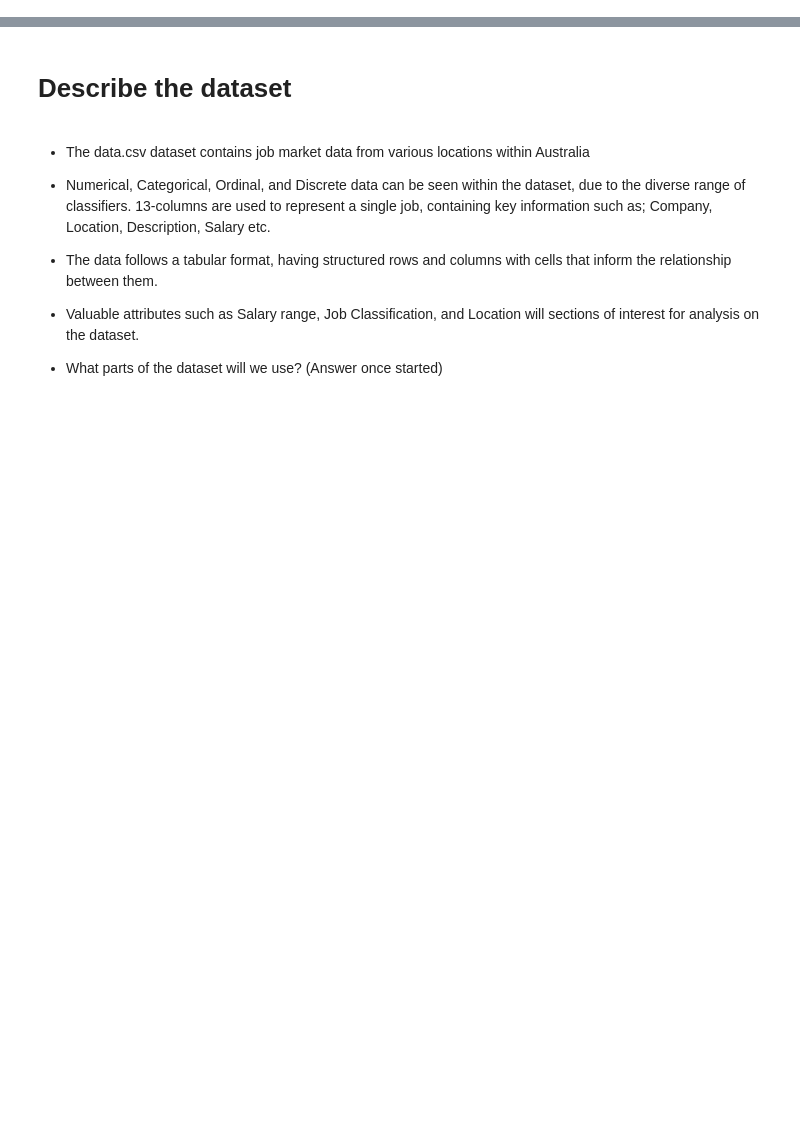
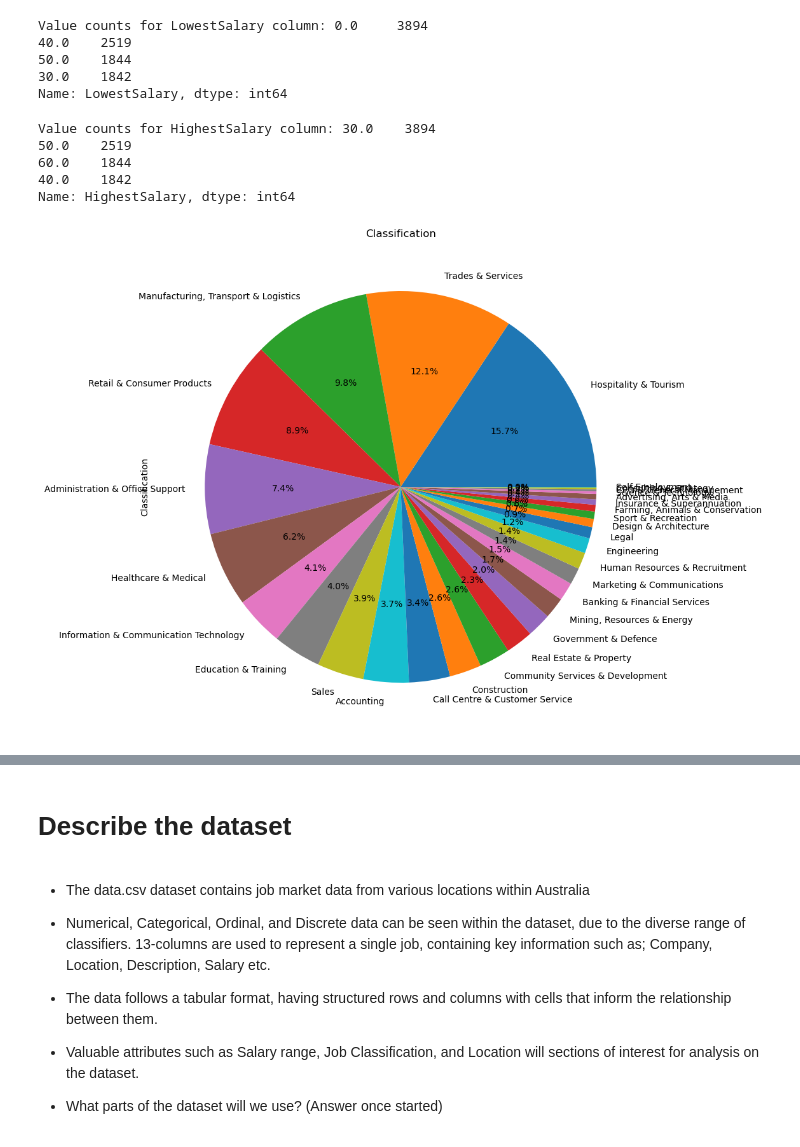
Before and after one commit to ToddNCooper/DataAnalyticsAssignment, a Jupyter notebook: rough_start.ipynb, the cells around one changed output, grey strips where cells are left out. Saved outputs shown, nothing was run; the diff lists cells and outputs as text; code cells hidden in the pictures; blank space fills up the shorter version.

```diff
--- a/rough_start.ipynb
+++ b/rough_start.ipynb
@@ -64,0 +275,23 @@ df.size
+# %%
+print("Value counts for LowestSalary column:", df['LowestSalary'].value_counts())
+# %% [output]
+Value counts for LowestSalary column: 0.0     3894
+40.0    2519
+50.0    1844
+30.0    1842
+Name: LowestSalary, dtype: int64
+# %%
+print("Value counts for HighestSalary column:", df['HighestSalary'].value_counts())
+# %% [output]
+Value counts for HighestSalary column: 30.0    3894
+50.0    2519
+60.0    1844
+40.0    1842
+Name: HighestSalary, dtype: int64
+# %%
+#plot and display pie chart for Classification column
+df['Classification'].value_counts().plot(kind='pie', figsize=(10,10), autopct='%1.1f%%')
+plt.title("Classification")
+plt.show()
+# %% [output]
+[figure, added]
```
Also changed, not shown: parts of 15 cells of this notebook.
